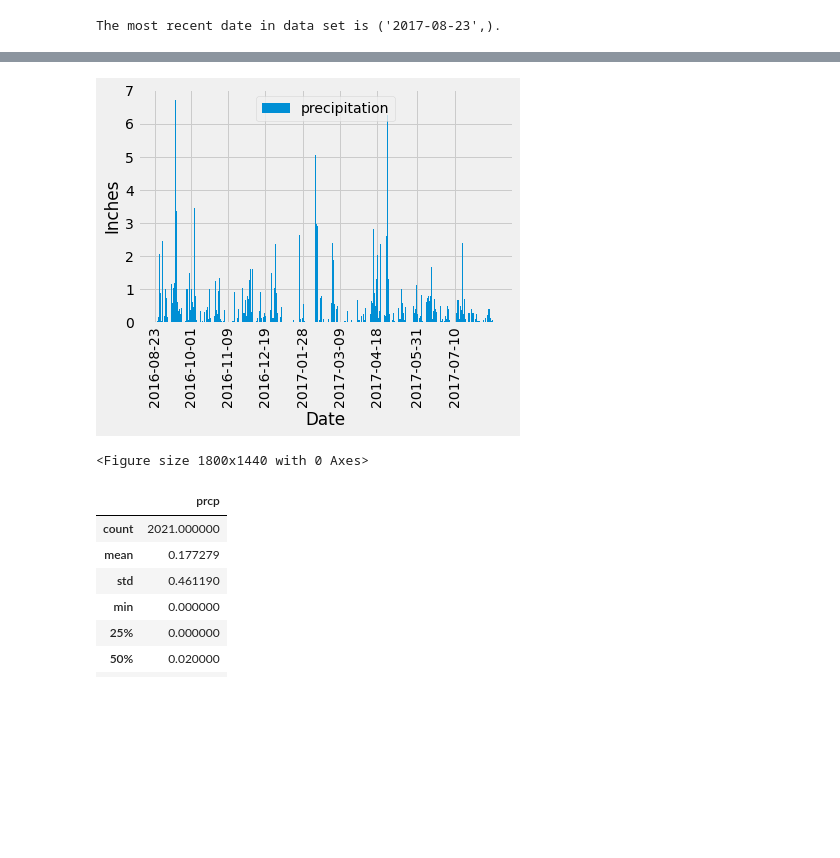
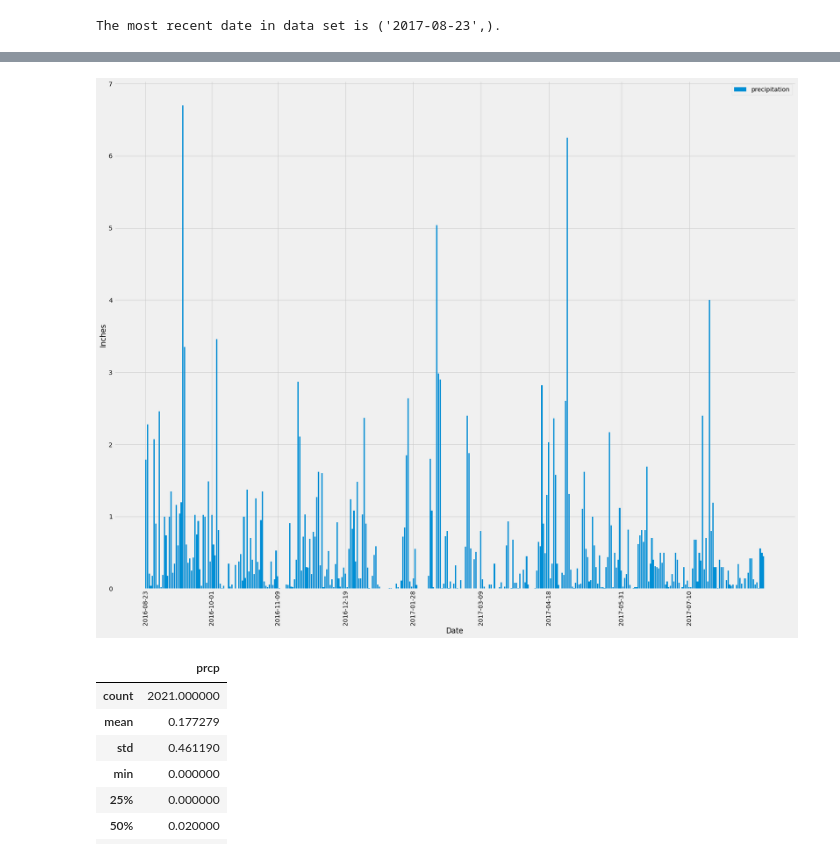
Before and after one commit to j-eikens/sqlalchemy-challenge, a Jupyter notebook: climate.ipynb, the cells around one changed output, grey strips where cells are left out. Drawn from its saved outputs; the diff is of its cells as text; code cells hidden in the pictures; blank space fills up the shorter version.

```diff
--- a/climate.ipynb
+++ b/climate.ipynb
@@ -71,23 +81,24 @@ prcp_df = prcp_df.dropna(how='any')
 # %%
 #create plot
-plt.bar(prcp_df.index, prcp_df['prcp'], linewidth=25)
+
+plt.figure(figsize=(25,20))
+
+plt.bar(prcp_df.index, prcp_df['prcp'])
 
 plt.ylabel('Inches')
 plt.xlabel('Date')
 
 plt.xticks(rotation='vertical')
 plt.xticks(['2016-08-23', '2016-10-01', '2016-11-09', '2016-12-19', '2017-01-28',
             '2017-03-09', '2017-04-18', '2017-05-31', '2017-07-10'  ])
 
 legend = 'precipitation',
 
-plt.legend(legend, loc='upper center')
-plt.figure(figsize=(25,20))
+plt.legend(legend, loc='upper right')
 
 plt.show()
 # %% [output]
-[figure, old version]
+[figure, new version]
-<Figure size 1800x1440 with 0 Axes>
 # %%
 # Use Pandas to calcualte the summary statistics for the precipitation data
 prcp_df.describe()
```
Also changed, not shown: parts of 2 cells of this notebook, 4 other files.
